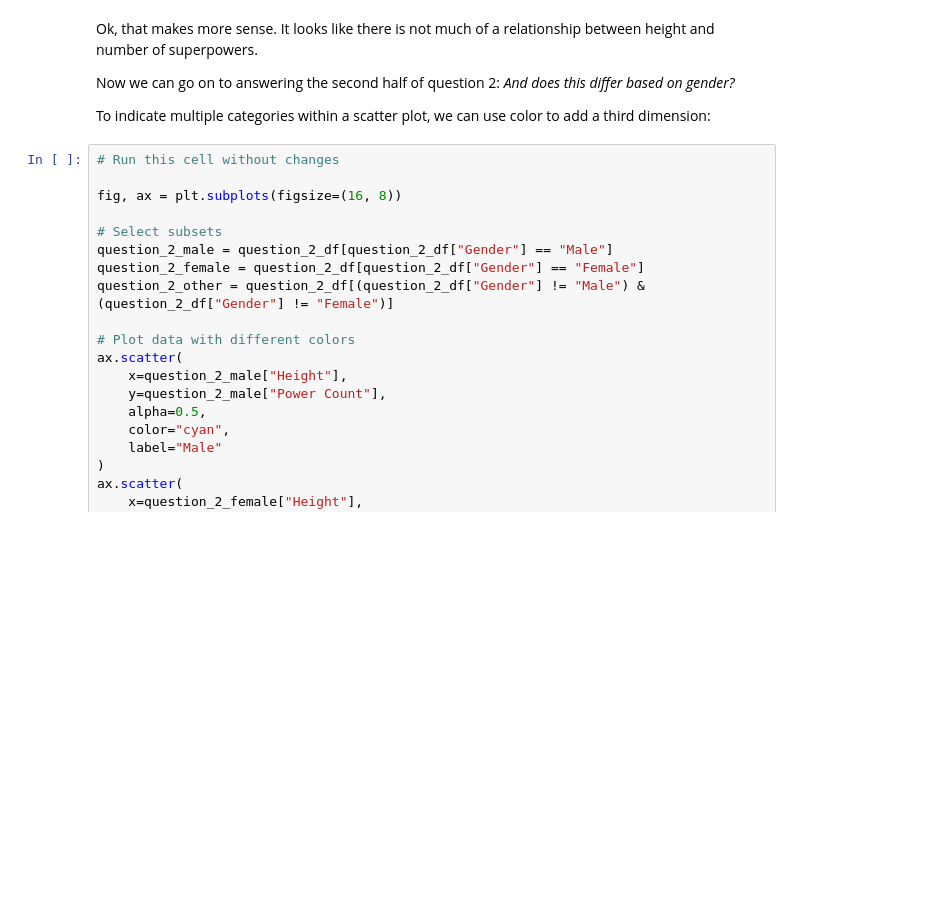
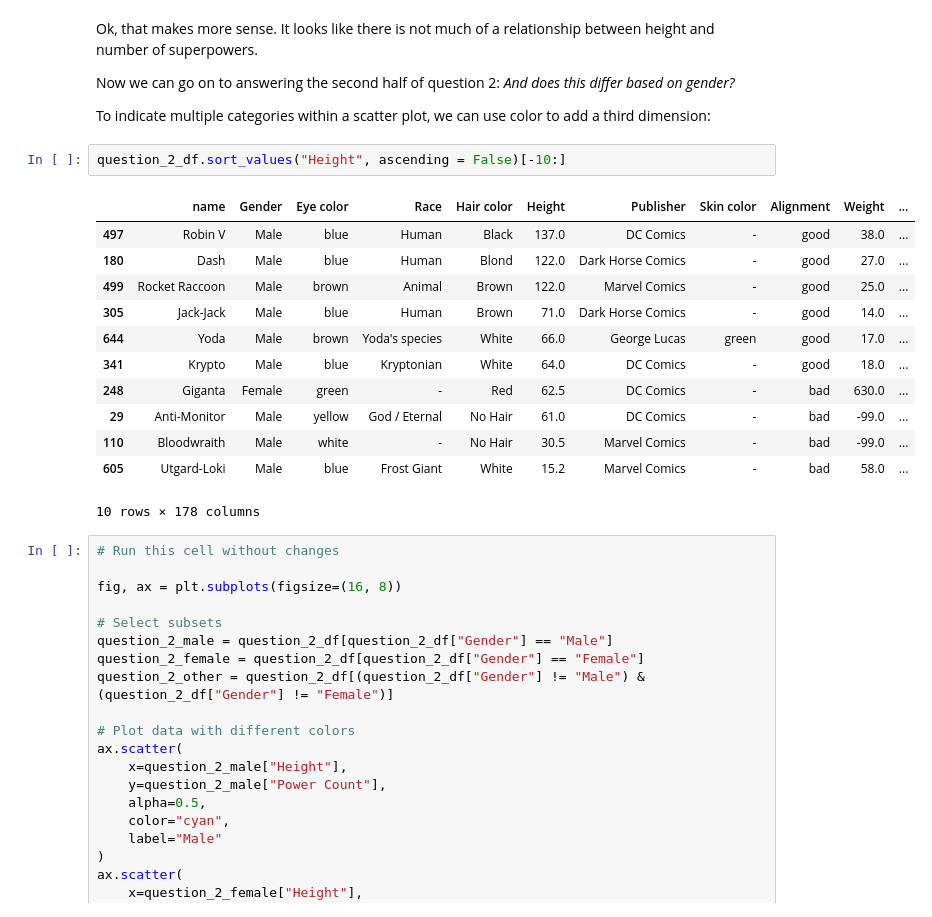
Before and after one commit to FerdinandBeaman/dsc-pandas-data-cleaning-lab, a Jupyter notebook: index.ipynb, the cells around one changed output. Cells and saved outputs as stored; diff of their text form; blank space fills up the shorter version.

```diff
--- a/index.ipynb
+++ b/index.ipynb
@@ -686,6 +681,21 @@ Ok, that makes more sense. It looks like there is not much of a relationship bet
 Now we can go on to answering the second half of question 2: *And does this differ based on gender?*
 
 To indicate multiple categories within a scatter plot, we can use color to add a third dimension:
+# %%
+question_2_df.sort_values("Height", ascending = False)[-10:]
+# %% [output]
+|  | name | Gender | Eye color | Race | Hair color | Height | Publisher | Skin color | Alignment | Weight | ... |
+| 497 | Robin V | Male | blue | Human | Black | 137.0 | DC Comics | - | good | 38.0 | ... |
+| 180 | Dash | Male | blue | Human | Blond | 122.0 | Dark Horse Comics | - | good | 27.0 | ... |
+| 499 | Rocket Raccoon | Male | brown | Animal | Brown | 122.0 | Marvel Comics | - | good | 25.0 | ... |
+| 305 | Jack-Jack | Male | blue | Human | Brown | 71.0 | Dark Horse Comics | - | good | 14.0 | ... |
+| 644 | Yoda | Male | brown | Yoda's species | White | 66.0 | George Lucas | green | good | 17.0 | ... |
+| 341 | Krypto | Male | blue | Kryptonian | White | 64.0 | DC Comics | - | good | 18.0 | ... |
+| 248 | Giganta | Female | green | - | Red | 62.5 | DC Comics | - | bad | 630.0 | ... |
+| 29 | Anti-Monitor | Male | yellow | God / Eternal | No Hair | 61.0 | DC Comics | - | bad | -99.0 | ... |
+| 110 | Bloodwraith | Male | white | - | No Hair | 30.5 | Marvel Comics | - | bad | -99.0 | ... |
+| 605 | Utgard-Loki | Male | blue | Frost Giant | White | 15.2 | Marvel Comics | - | bad | 58.0 | ... |
+10 rows × 178 columns
 # %%
 # Run this cell without changes
 
```
Also changed, not shown: parts of 28 cells of this notebook.
